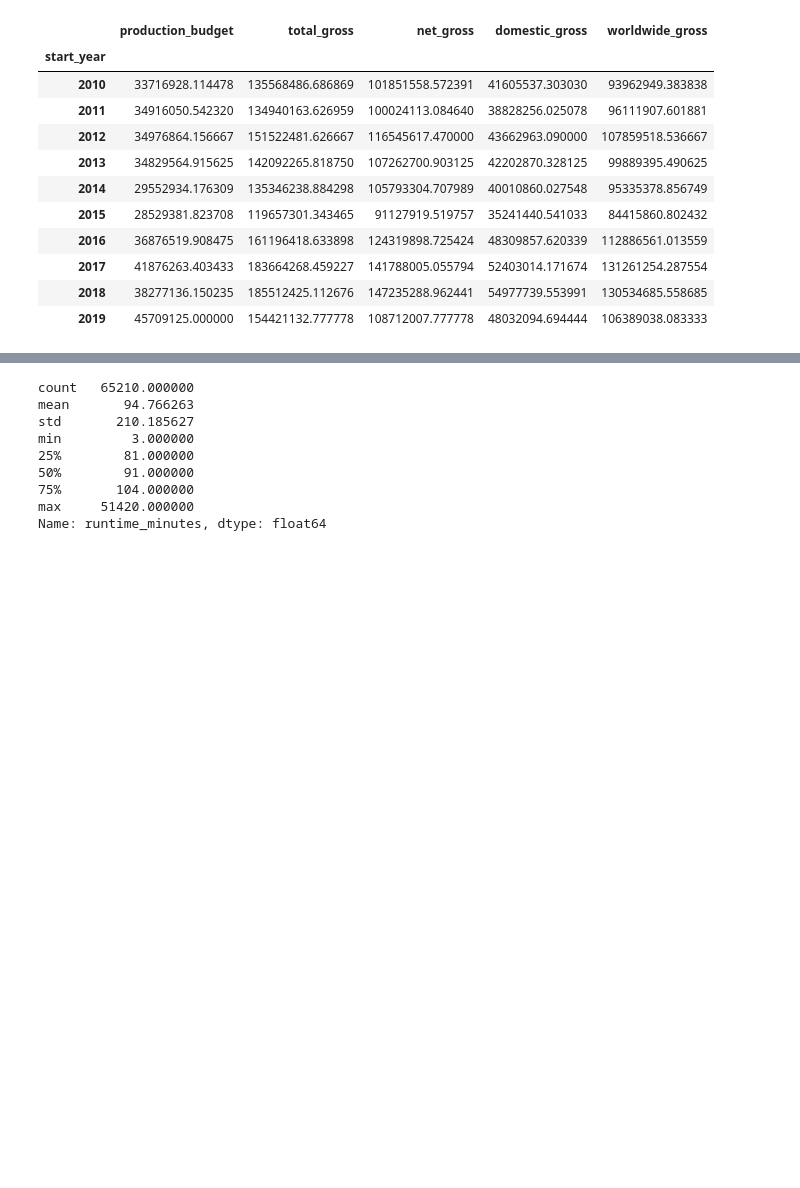
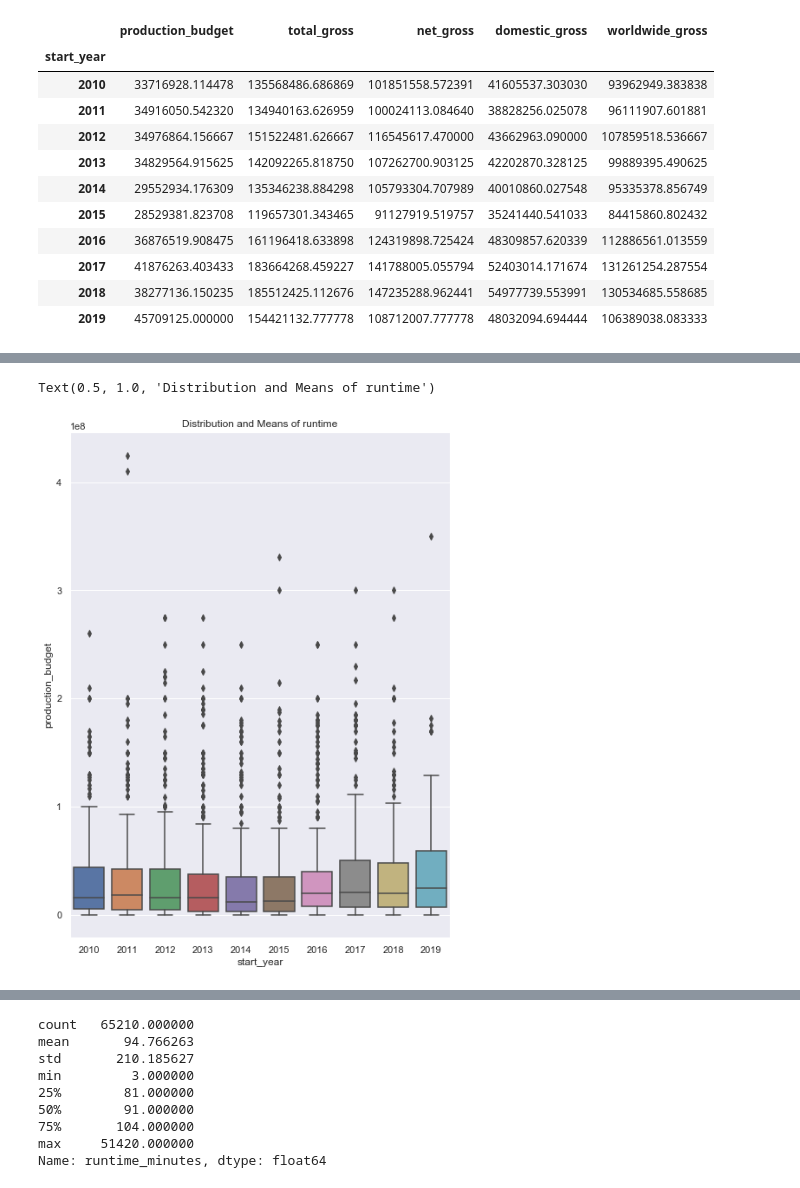
Before and after one commit to jinsolnim/Movie-Analysis, a Jupyter notebook: Movie Analysis for Microsoft.ipynb, the cells around one changed output, grey strips where cells are left out. Saved outputs shown, nothing was run; the diff lists cells and outputs as text; code cells hidden in the pictures; blank space fills up the shorter version.

```diff
--- a/Movie Analysis for Microsoft.ipynb
+++ b/Movie Analysis for Microsoft.ipynb
@@ -725,3 +729,10 @@ Text(0.5, 1.0, 'Distribution and Means of runtime')
+# %%
+sns.boxplot(x="start_year", y="production_budget", data=genre_budget)
+sns.set(rc={'figure.figsize':(8,10)})
+plt.title('Distribution and Means of runtime')
+# %% [output]
+Text(0.5, 1.0, 'Distribution and Means of runtime')
+[figure, added]
 # %%
 #Genre popularity
 # %%
```
Also changed, not shown: parts of 18 cells of this notebook, 4 other files.
